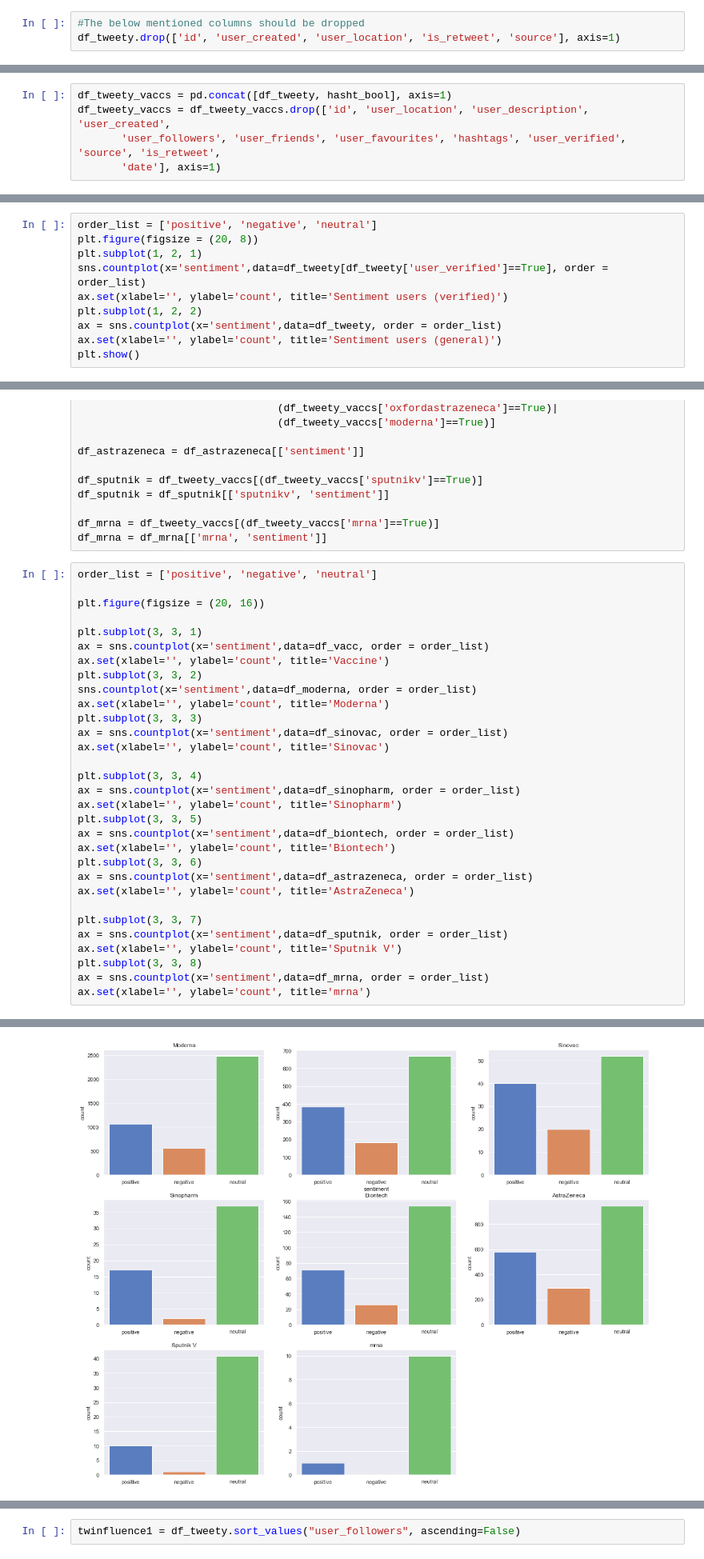
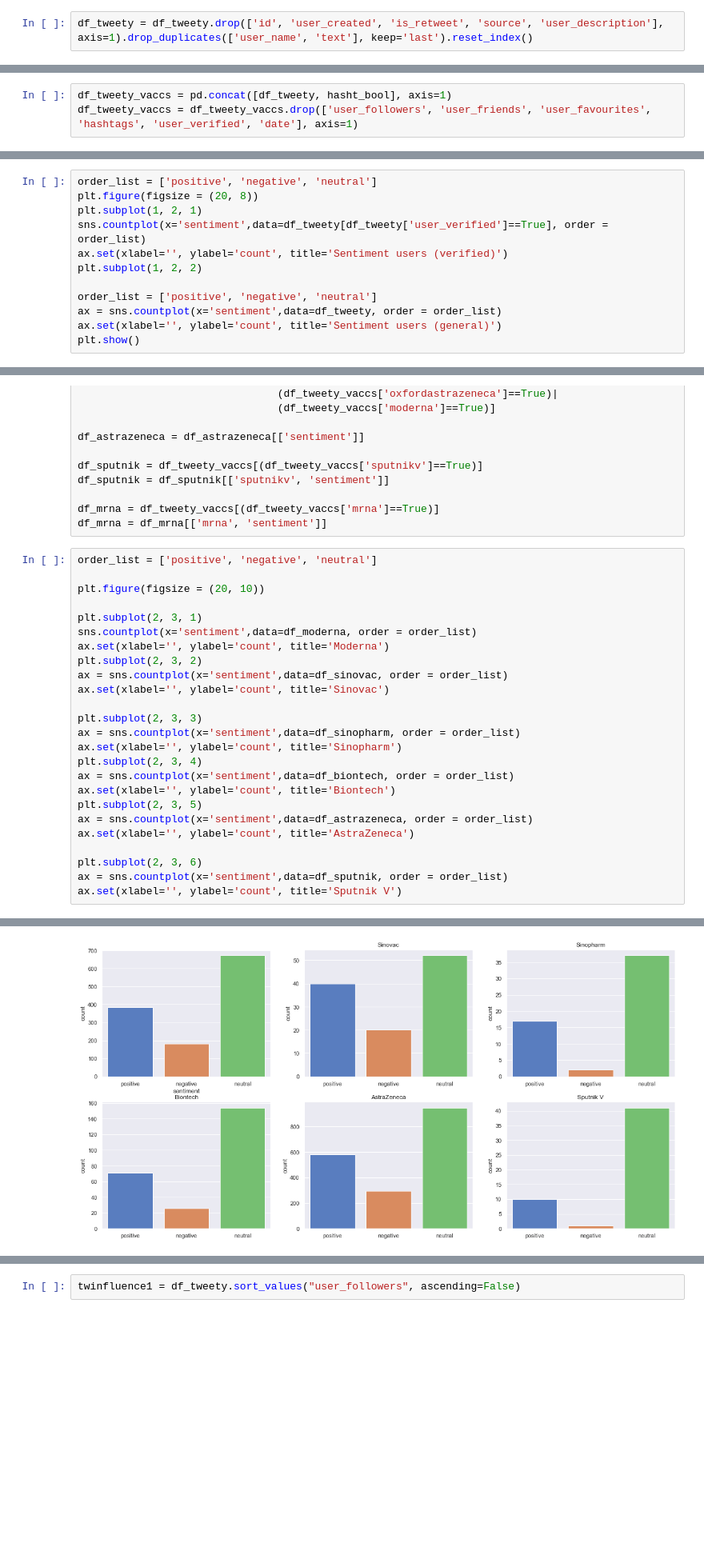
Before and after one commit to BiBa-01/Capstone_Covid, a Jupyter notebook: TweetsEDA.ipynb, the cells around one changed output, grey strips where cells are left out. Shown at 80% size. Drawn from its saved outputs; the diff is of its cells as text; blank space fills up the shorter version.

Commit message:
Tweets EDA sentiment 4

```diff
--- a/TweetsEDA.ipynb
+++ b/TweetsEDA.ipynb
@@ -180,5 +178,4 @@ df_tweety.user_location.nunique()
 # %% [output]
 8098
 # %%
-#The below mentioned columns should be dropped
-df_tweety.drop(['id', 'user_created', 'user_location', 'is_retweet', 'source'], axis=1)
+df_tweety = df_tweety.drop(['id', 'user_created', 'is_retweet', 'source', 'user_description'], axis=1).drop_duplicates(['user_name', 'text'], keep='last').reset_index()
@@ -603,8 +621,6 @@ handle_bool
 # %%
 df_tweety_vaccs = pd.concat([df_tweety, hasht_bool], axis=1)
-df_tweety_vaccs = df_tweety_vaccs.drop(['id', 'user_location', 'user_description', 'user_created',
-       'user_followers', 'user_friends', 'user_favourites', 'hashtags', 'user_verified', 'source', 'is_retweet',
-       'date'], axis=1)
+df_tweety_vaccs = df_tweety_vaccs.drop(['user_followers', 'user_friends', 'user_favourites', 'hashtags', 'user_verified', 'date'], axis=1)
 # %% [markdown]
 # Cleaning 'text' (round 1)
 # %% [markdown]
@@ -757,6 +780,8 @@ plt.subplot(1, 2, 1)
 sns.countplot(x='sentiment',data=df_tweety[df_tweety['user_verified']==True], order = order_list)
 ax.set(xlabel='', ylabel='count', title='Sentiment users (verified)')
 plt.subplot(1, 2, 2)
+
+order_list = ['positive', 'negative', 'neutral']
 ax = sns.countplot(x='sentiment',data=df_tweety, order = order_list)
 ax.set(xlabel='', ylabel='count', title='Sentiment users (general)')
 plt.show()
@@ -802,32 +827,26 @@ df_mrna = df_mrna[['mrna', 'sentiment']]
 # %%
 order_list = ['positive', 'negative', 'neutral']
 
-plt.figure(figsize = (20, 16))
+plt.figure(figsize = (20, 10))
 
-plt.subplot(3, 3, 1)
-ax = sns.countplot(x='sentiment',data=df_vacc, order = order_list)
-ax.set(xlabel='', ylabel='count', title='Vaccine')
-plt.subplot(3, 3, 2)
+plt.subplot(2, 3, 1)
 sns.countplot(x='sentiment',data=df_moderna, order = order_list)
 ax.set(xlabel='', ylabel='count', title='Moderna')
-plt.subplot(3, 3, 3)
+plt.subplot(2, 3, 2)
 ax = sns.countplot(x='sentiment',data=df_sinovac, order = order_list)
 ax.set(xlabel='', ylabel='count', title='Sinovac')
 
-plt.subplot(3, 3, 4)
+plt.subplot(2, 3, 3)
 ax = sns.countplot(x='sentiment',data=df_sinopharm, order = order_list)
 ax.set(xlabel='', ylabel='count', title='Sinopharm')
-plt.subplot(3, 3, 5)
+plt.subplot(2, 3, 4)
 ax = sns.countplot(x='sentiment',data=df_biontech, order = order_list)
 ax.set(xlabel='', ylabel='count', title='Biontech')
-plt.subplot(3, 3, 6)
+plt.subplot(2, 3, 5)
 ax = sns.countplot(x='sentiment',data=df_astrazeneca, order = order_list)
 ax.set(xlabel='', ylabel='count', title='AstraZeneca')
 
-plt.subplot(3, 3, 7)
+plt.subplot(2, 3, 6)
 ax = sns.countplot(x='sentiment',data=df_sputnik, order = order_list)
 ax.set(xlabel='', ylabel='count', title='Sputnik V')
-plt.subplot(3, 3, 8)
-ax = sns.countplot(x='sentiment',data=df_mrna, order = order_list)
-ax.set(xlabel='', ylabel='count', title='mrna')
 # %% [output]
@@ -835 +854 @@ ax.set(xlabel='', ylabel='count', title='mrna')
-[figure, old version]
+[figure, new version]
```
Also changed, not shown: parts of 31 cells of this notebook, 1 other file.
